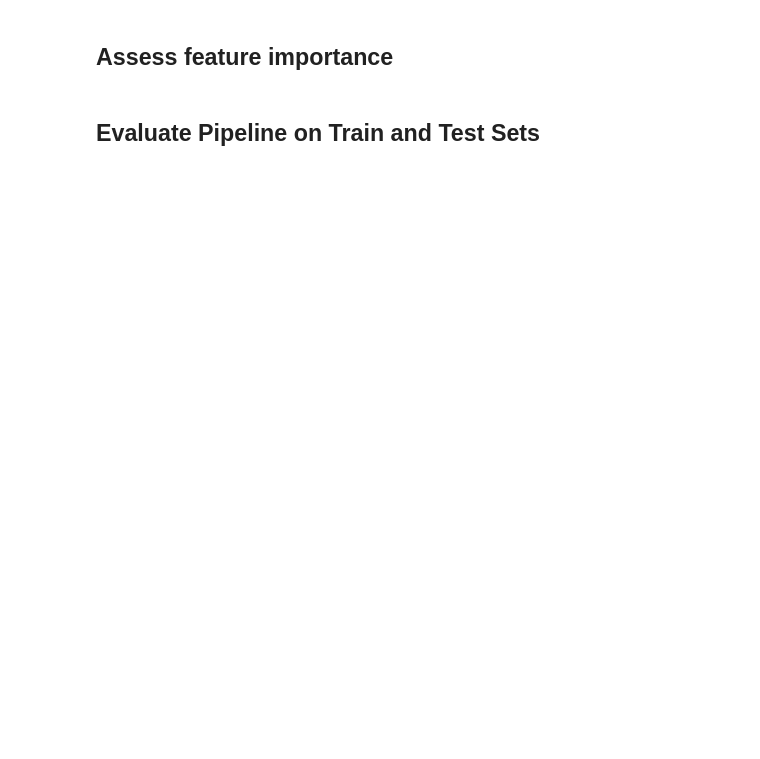
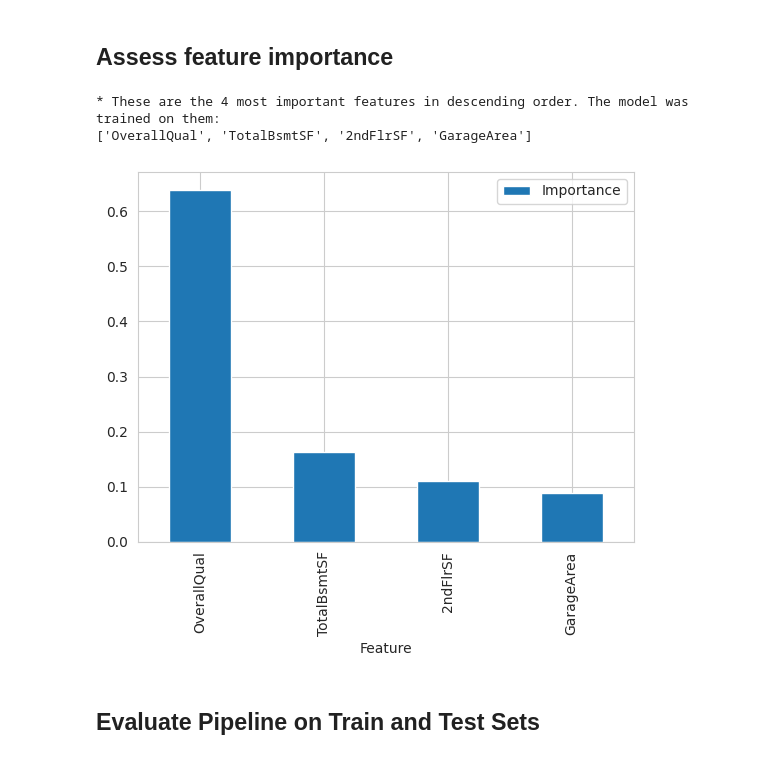
Before and after one commit to robinozer/housing, a Jupyter notebook: jupyter_notebooks/05-Regression Pipeline.ipynb, the cells around one changed output. Cells and saved outputs as stored; diff of their text form; code cells hidden in the pictures; blank space fills up the shorter version.

```diff
--- a/jupyter_notebooks/05-Regression Pipeline.ipynb
+++ b/jupyter_notebooks/05-Regression Pipeline.ipynb
@@ -443,28 +622,32 @@ best_regressor_pipeline
 # %%
 import matplotlib.pyplot as plt
 import seaborn as sns
 sns.set_style('whitegrid')
 
-data_cleaning_feat_eng_steps = 2 #these are the number of feature engineering and data cleaning steps in the pipeline
+data_cleaning_feat_eng_steps = 3 #these are the number of feature engineering and data cleaning steps in the pipeline
 columns_after_data_cleaning_feat_eng = (Pipeline(best_regressor_pipeline.steps[:data_cleaning_feat_eng_steps])
                                         .transform(X_train)
                                         .columns)
 
 best_features = columns_after_data_cleaning_feat_eng
 
 # create DataFrame to display feature importance
 df_feature_importance = (pd.DataFrame(data={
     'Feature': columns_after_data_cleaning_feat_eng,
     'Importance': best_regressor_pipeline['model'].feature_importances_})
     .sort_values(by='Importance', ascending=False)
 )
 
 # Most important features statement and plot
 print(f"* These are the {len(best_features)} most important features in descending order. "
       f"The model was trained on them: \n{df_feature_importance['Feature'].to_list()}")
 
 df_feature_importance.plot(kind='bar', x='Feature', y='Importance')
 plt.show()
+# %% [output]
+* These are the 4 most important features in descending order. The model was trained on them:
+['OverallQual', 'TotalBsmtSF', '2ndFlrSF', 'GarageArea']
+[figure, added]
 # %% [markdown]
 ## Evaluate Pipeline on Train and Test Sets
 # %%
```
Also changed, not shown: parts of 40 cells of this notebook.
